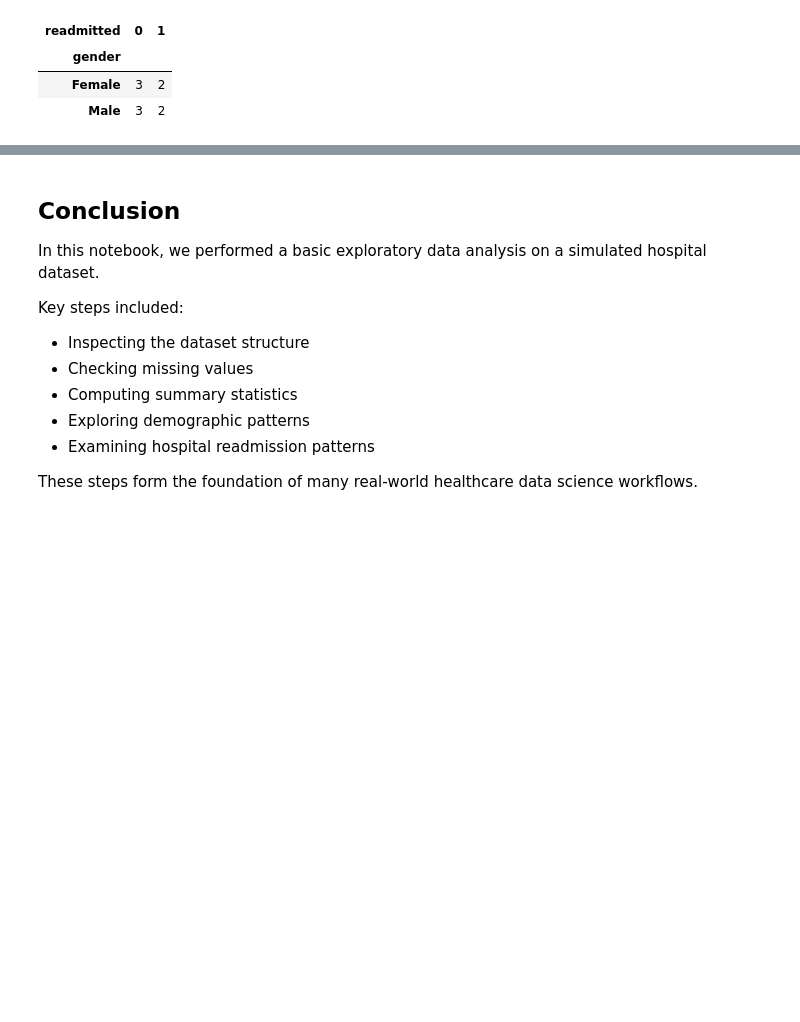
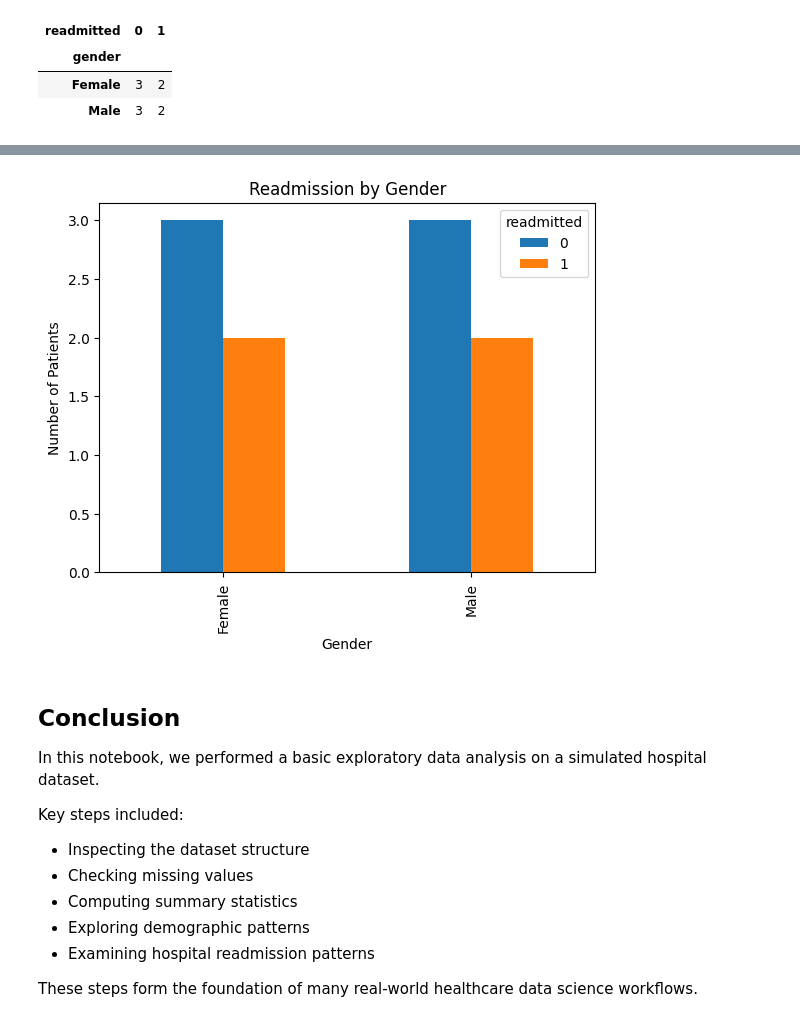
Before and after one commit to xiny87/healthcare-python-practice, a Jupyter notebook: Hospital_Readmission_Exploratory_Data_Analysis.ipynb, the cells around one changed output, grey strips where cells are left out. Cells and saved outputs as stored; diff of their text form; code cells hidden in the pictures; blank space fills up the shorter version.

```diff
--- a/Hospital_Readmission_Exploratory_Data_Analysis.ipynb
+++ b/Hospital_Readmission_Exploratory_Data_Analysis.ipynb
@@ -219,3 +244,12 @@ pd.crosstab(df["gender"],df["readmitted"])
+# %%
+pd.crosstab(df["gender"], df["readmitted"]).plot(kind="bar")
+
+plt.title("Readmission by Gender")
+plt.xlabel("Gender")
+plt.ylabel("Number of Patients")
+plt.show()
+# %% [output]
+[figure, added]
 # %% [markdown]
 ## Conclusion
 
```
Also changed, not shown: parts of 3 cells of this notebook.
